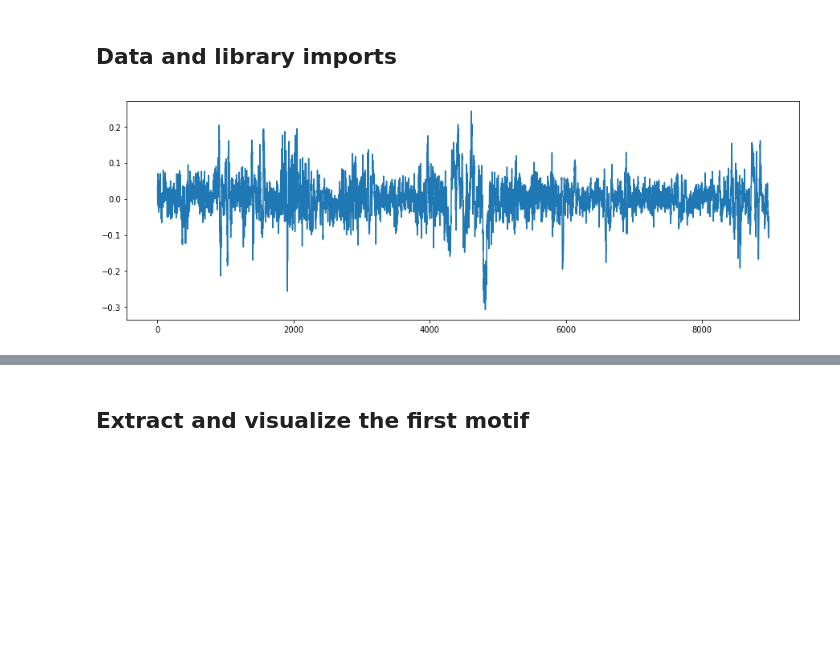
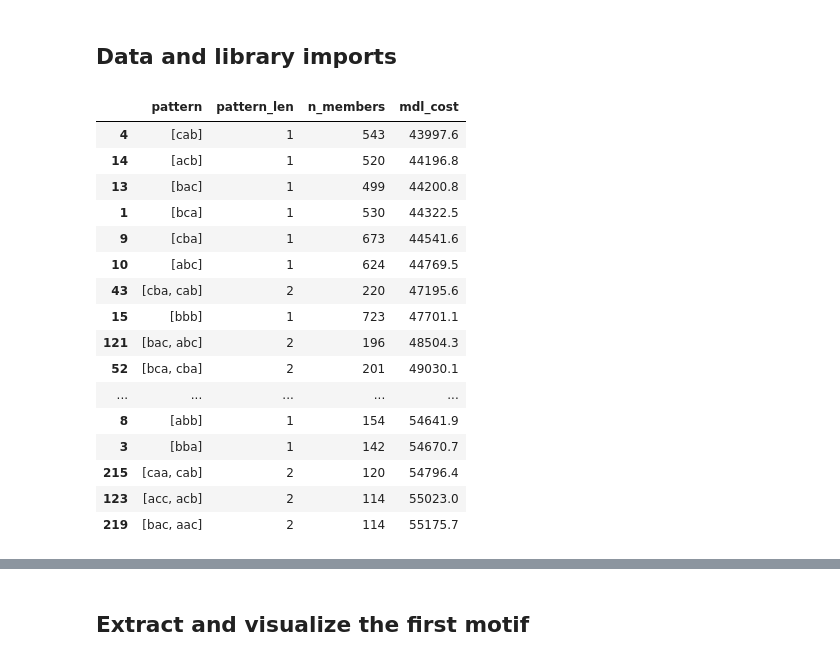
Before and after one commit to misilva73/extendedMD, a Jupyter notebook: notebooks/quick_viz.ipynb, the cells around one changed output, grey strips where cells are left out. Saved outputs shown, nothing was run; the diff lists cells and outputs as text; code cells hidden in the pictures; blank space fills up the shorter version.

```diff
--- a/notebooks/quick_viz.ipynb
+++ b/notebooks/quick_viz.ipynb
@@ -19,9 +19,30 @@ import os
 ts_1d = pickle.load(open("ts_1d.p", "rb"))
 mdl_cost_list = pickle.load(open("mdl_cost.p", "rb"))
 motif_point_list = pickle.load(open("motif_point.p", "rb"))
+pattern_list = pickle.load(open("patterns.p", "rb"))
-# %%
-plt.figure(figsize=(15,5))
-plt.plot(ts_1d)
-plt.show()
-# %% [output]
-[figure, removed]
+# %%
+motif_dic = {'pattern' : pattern_list,
+             'pattern_len' : [len(pattern) for pattern in pattern_list],
+             'n_members' : [len(temp_motif) for temp_motif in motif_point_list],
+             'mdl_cost' : mdl_cost_list}
+
+motif_df = pd.DataFrame(motif_dic).assign(mdl_cost = lambda x: x['mdl_cost'].round(1)).sort_values('mdl_cost')
+motif_df.head(30)
+# %% [output]
+|  | pattern | pattern_len | n_members | mdl_cost |
+| 4 | [cab] | 1 | 543 | 43997.6 |
+| 14 | [acb] | 1 | 520 | 44196.8 |
+| 13 | [bac] | 1 | 499 | 44200.8 |
+| 1 | [bca] | 1 | 530 | 44322.5 |
+| 9 | [cba] | 1 | 673 | 44541.6 |
+| 10 | [abc] | 1 | 624 | 44769.5 |
+| 43 | [cba, cab] | 2 | 220 | 47195.6 |
+| 15 | [bbb] | 1 | 723 | 47701.1 |
+| 121 | [bac, abc] | 2 | 196 | 48504.3 |
+| 52 | [bca, cba] | 2 | 201 | 49030.1 |
+| ... | ... | ... | ... | ... |
+| 8 | [abb] | 1 | 154 | 54641.9 |
+| 3 | [bba] | 1 | 142 | 54670.7 |
+| 215 | [caa, cab] | 2 | 120 | 54796.4 |
+| 123 | [acc, acb] | 2 | 114 | 55023.0 |
+| 219 | [bac, aac] | 2 | 114 | 55175.7 |
```
Also changed, not shown: parts of 15 cells of this notebook.
